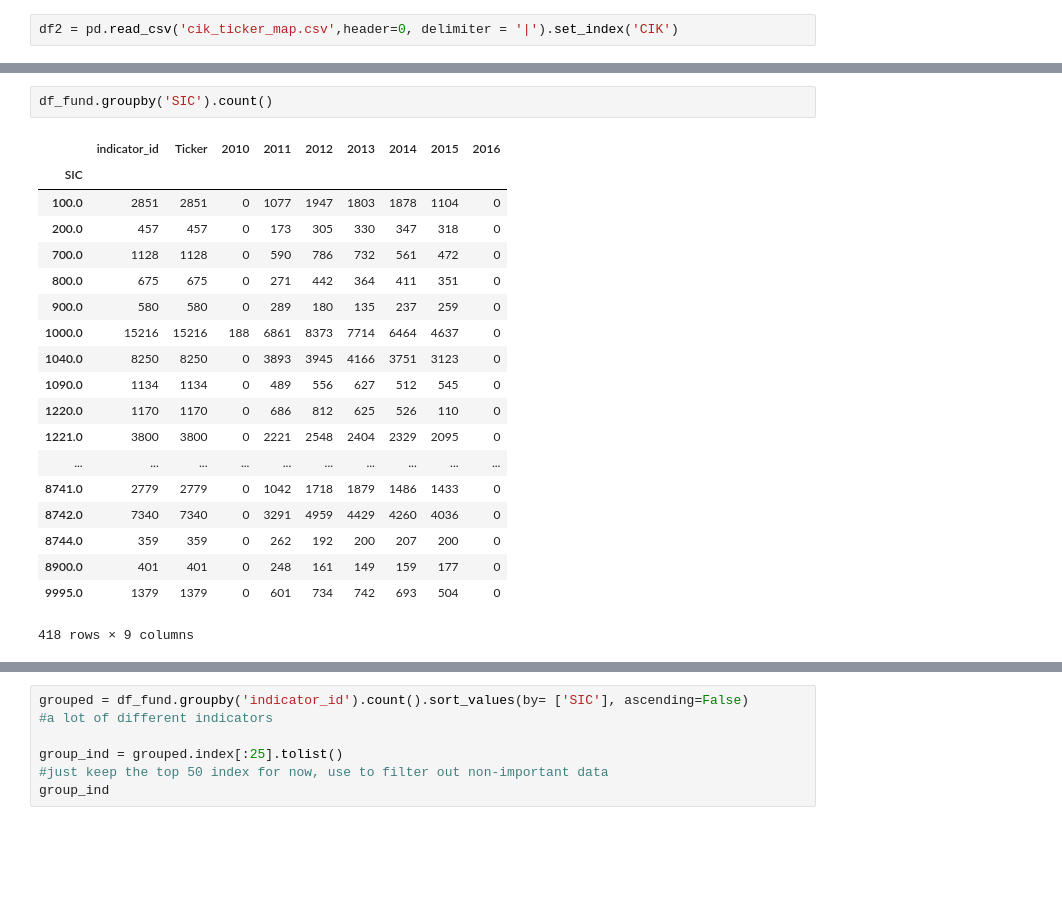
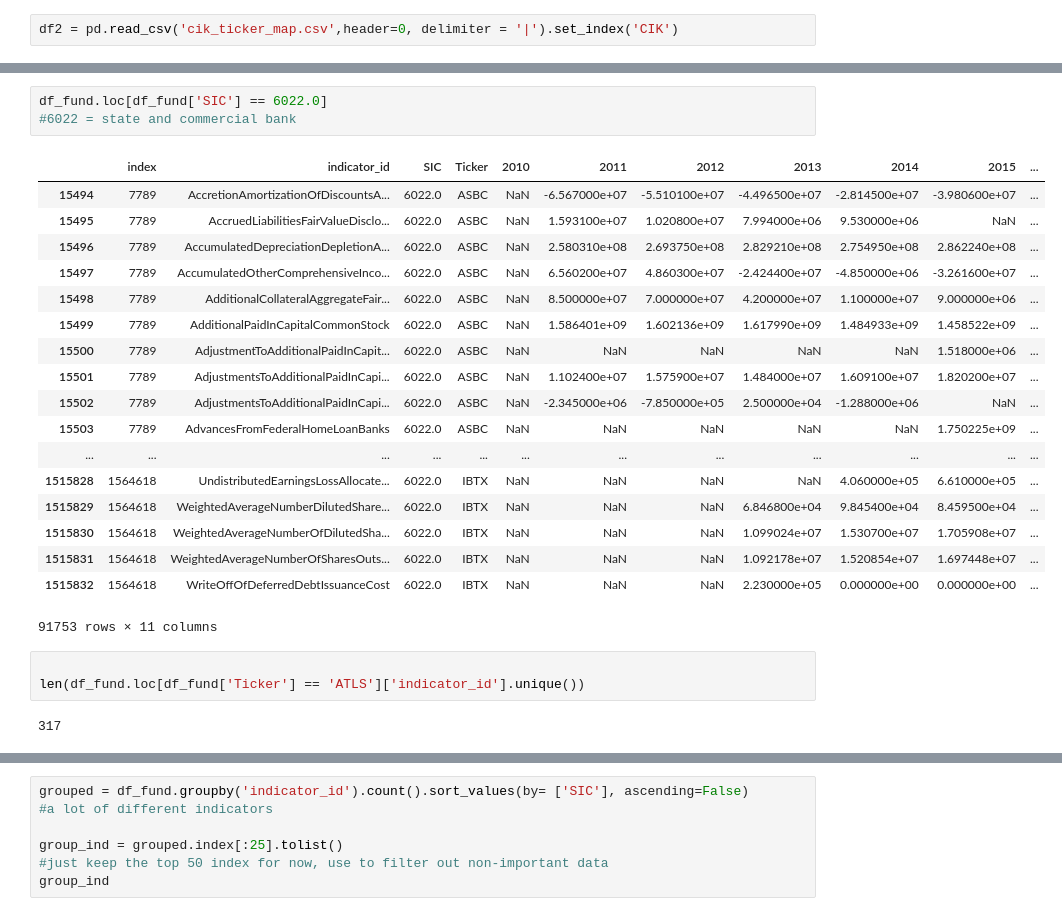
Before and after one commit to huhu42/Data_Incubator, a Jupyter notebook: StockProject.ipynb, the cells around one changed output, grey strips where cells are left out. Saved outputs shown, nothing was run; the diff lists cells and outputs as text; blank space fills up the shorter version.

```diff
--- a/StockProject.ipynb
+++ b/StockProject.ipynb
@@ -85,22 +79,27 @@ df_fund
-# %%
-df_fund.groupby('SIC').count()
-# %% [output]
-|  | indicator_id | Ticker | 2010 | 2011 | 2012 | 2013 | 2014 | 2015 | 2016 |
-| SIC |  |  |  |  |  |  |  |  |  |
-| 100.0 | 2851 | 2851 | 0 | 1077 | 1947 | 1803 | 1878 | 1104 | 0 |
-| 200.0 | 457 | 457 | 0 | 173 | 305 | 330 | 347 | 318 | 0 |
-| 700.0 | 1128 | 1128 | 0 | 590 | 786 | 732 | 561 | 472 | 0 |
-| 800.0 | 675 | 675 | 0 | 271 | 442 | 364 | 411 | 351 | 0 |
-| 900.0 | 580 | 580 | 0 | 289 | 180 | 135 | 237 | 259 | 0 |
-| 1000.0 | 15216 | 15216 | 188 | 6861 | 8373 | 7714 | 6464 | 4637 | 0 |
-| 1040.0 | 8250 | 8250 | 0 | 3893 | 3945 | 4166 | 3751 | 3123 | 0 |
-| 1090.0 | 1134 | 1134 | 0 | 489 | 556 | 627 | 512 | 545 | 0 |
-| 1220.0 | 1170 | 1170 | 0 | 686 | 812 | 625 | 526 | 110 | 0 |
-| 1221.0 | 3800 | 3800 | 0 | 2221 | 2548 | 2404 | 2329 | 2095 | 0 |
-| ... | ... | ... | ... | ... | ... | ... | ... | ... | ... |
-| 8741.0 | 2779 | 2779 | 0 | 1042 | 1718 | 1879 | 1486 | 1433 | 0 |
-| 8742.0 | 7340 | 7340 | 0 | 3291 | 4959 | 4429 | 4260 | 4036 | 0 |
-| 8744.0 | 359 | 359 | 0 | 262 | 192 | 200 | 207 | 200 | 0 |
-| 8900.0 | 401 | 401 | 0 | 248 | 161 | 149 | 159 | 177 | 0 |
-| 9995.0 | 1379 | 1379 | 0 | 601 | 734 | 742 | 693 | 504 | 0 |
-418 rows × 9 columns
+# %%
+df_fund.loc[df_fund['SIC'] == 6022.0]
+#6022 = state and commercial bank
+# %% [output]
+|  | index | indicator_id | SIC | Ticker | 2010 | 2011 | 2012 | 2013 | 2014 | 2015 | ... |
+| 15494 | 7789 | AccretionAmortizationOfDiscountsA... | 6022.0 | ASBC | NaN | -6.567000e+07 | -5.510100e+07 | -4.496500e+07 | -2.814500e+07 | -3.980600e+07 | ... |
+| 15495 | 7789 | AccruedLiabilitiesFairValueDisclo... | 6022.0 | ASBC | NaN | 1.593100e+07 | 1.020800e+07 | 7.994000e+06 | 9.530000e+06 | NaN | ... |
+| 15496 | 7789 | AccumulatedDepreciationDepletionA... | 6022.0 | ASBC | NaN | 2.580310e+08 | 2.693750e+08 | 2.829210e+08 | 2.754950e+08 | 2.862240e+08 | ... |
+| 15497 | 7789 | AccumulatedOtherComprehensiveInco... | 6022.0 | ASBC | NaN | 6.560200e+07 | 4.860300e+07 | -2.424400e+07 | -4.850000e+06 | -3.261600e+07 | ... |
+| 15498 | 7789 | AdditionalCollateralAggregateFair... | 6022.0 | ASBC | NaN | 8.500000e+07 | 7.000000e+07 | 4.200000e+07 | 1.100000e+07 | 9.000000e+06 | ... |
+| 15499 | 7789 | AdditionalPaidInCapitalCommonStock | 6022.0 | ASBC | NaN | 1.586401e+09 | 1.602136e+09 | 1.617990e+09 | 1.484933e+09 | 1.458522e+09 | ... |
+| 15500 | 7789 | AdjustmentToAdditionalPaidInCapit... | 6022.0 | ASBC | NaN | NaN | NaN | NaN | NaN | 1.518000e+06 | ... |
+| 15501 | 7789 | AdjustmentsToAdditionalPaidInCapi... | 6022.0 | ASBC | NaN | 1.102400e+07 | 1.575900e+07 | 1.484000e+07 | 1.609100e+07 | 1.820200e+07 | ... |
+| 15502 | 7789 | AdjustmentsToAdditionalPaidInCapi... | 6022.0 | ASBC | NaN | -2.345000e+06 | -7.850000e+05 | 2.500000e+04 | -1.288000e+06 | NaN | ... |
+| 15503 | 7789 | AdvancesFromFederalHomeLoanBanks | 6022.0 | ASBC | NaN | NaN | NaN | NaN | NaN | 1.750225e+09 | ... |
+| ... | ... | ... | ... | ... | ... | ... | ... | ... | ... | ... | ... |
+| 1515828 | 1564618 | UndistributedEarningsLossAllocate... | 6022.0 | IBTX | NaN | NaN | NaN | NaN | 4.060000e+05 | 6.610000e+05 | ... |
+| 1515829 | 1564618 | WeightedAverageNumberDilutedShare... | 6022.0 | IBTX | NaN | NaN | NaN | 6.846800e+04 | 9.845400e+04 | 8.459500e+04 | ... |
+| 1515830 | 1564618 | WeightedAverageNumberOfDilutedSha... | 6022.0 | IBTX | NaN | NaN | NaN | 1.099024e+07 | 1.530700e+07 | 1.705908e+07 | ... |
+| 1515831 | 1564618 | WeightedAverageNumberOfSharesOuts... | 6022.0 | IBTX | NaN | NaN | NaN | 1.092178e+07 | 1.520854e+07 | 1.697448e+07 | ... |
+| 1515832 | 1564618 | WriteOffOfDeferredDebtIssuanceCost | 6022.0 | IBTX | NaN | NaN | NaN | 2.230000e+05 | 0.000000e+00 | 0.000000e+00 | ... |
+91753 rows × 11 columns
+# %%
+
+len(df_fund.loc[df_fund['Ticker'] == 'ATLS']['indicator_id'].unique())
+# %% [output]
+317
```
Also changed, not shown: parts of 47 cells of this notebook.
